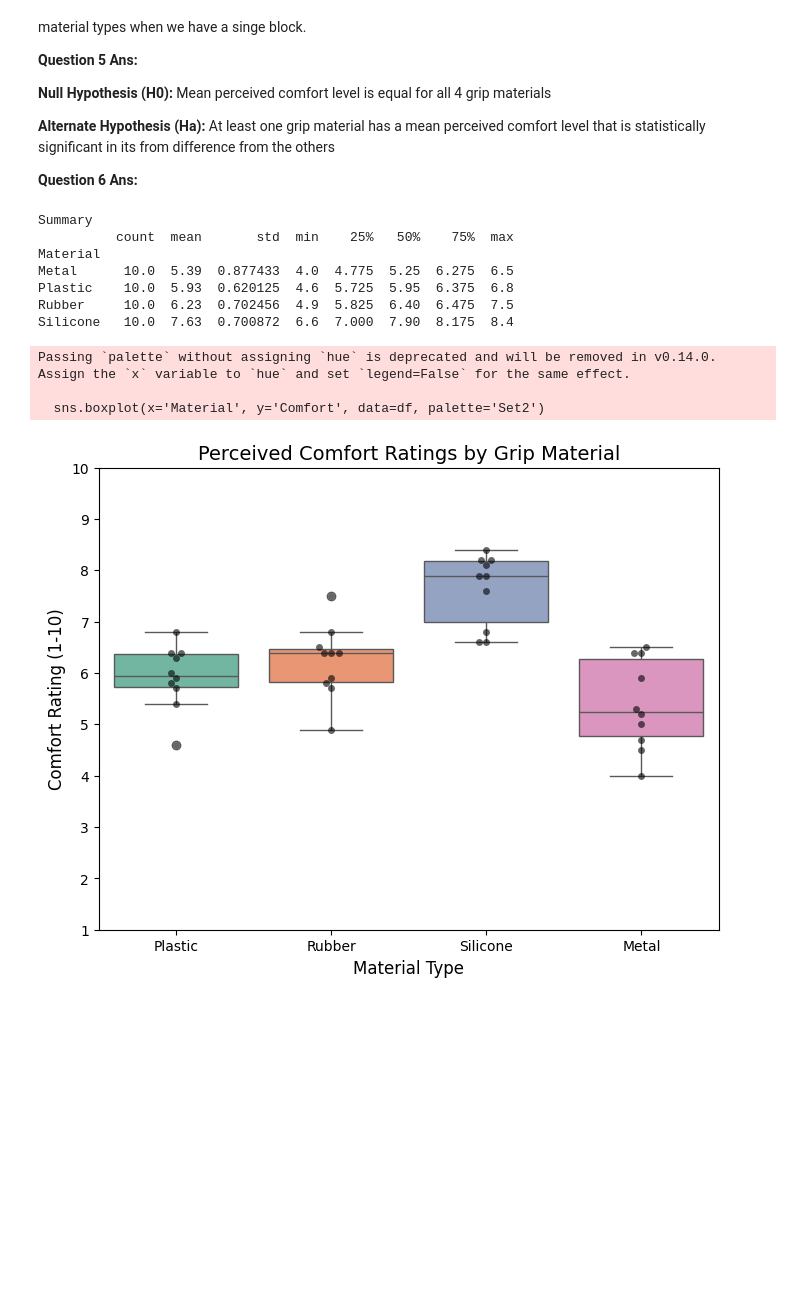
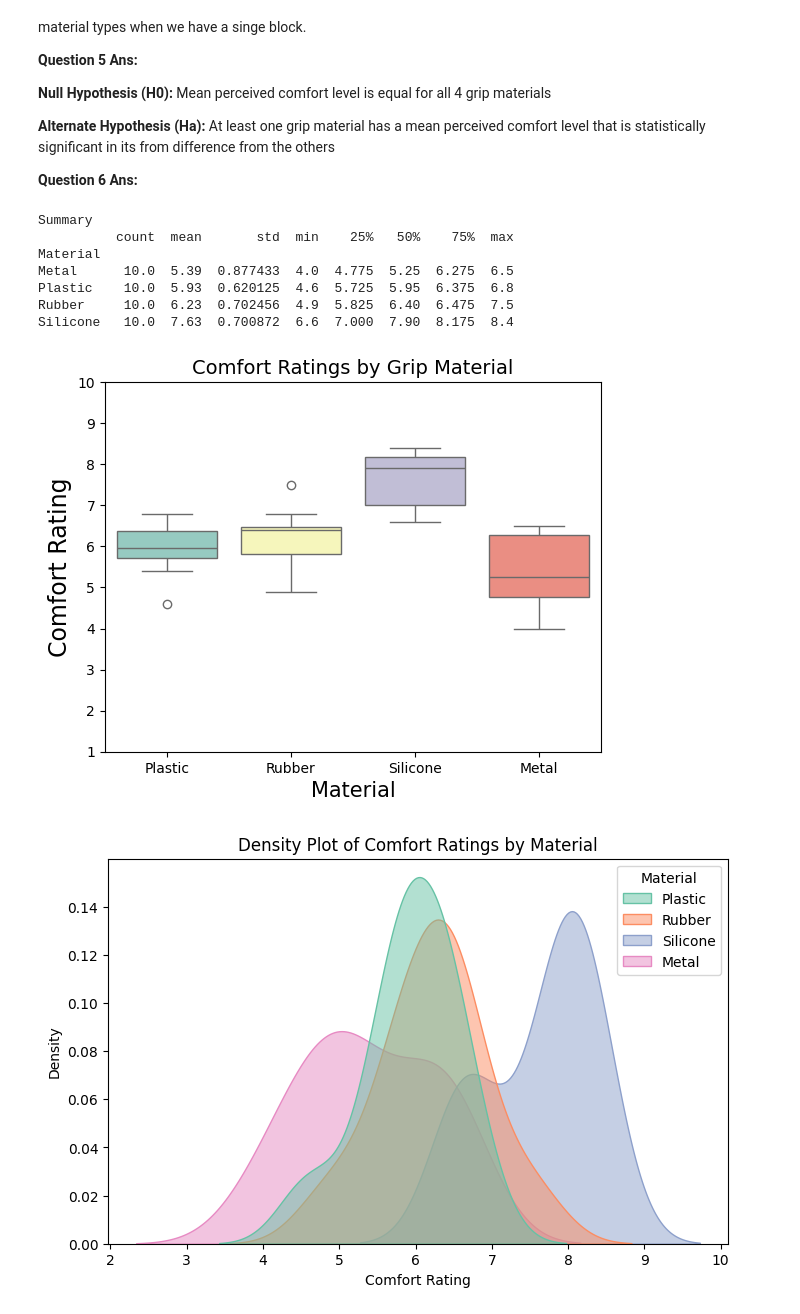
Before and after one commit to Cipher212/STAT-7220-Applied-Experimental-Design, a Jupyter notebook: Assignments/Midterm-Exam/Midterm-Exam.ipynb, the cells around one changed output. Cells and saved outputs as stored; diff of their text form; code cells hidden in the pictures; blank space fills up the shorter version.

```diff
--- a/Assignments/Midterm-Exam/Midterm-Exam.ipynb
+++ b/Assignments/Midterm-Exam/Midterm-Exam.ipynb
@@ -157,36 +161,43 @@ import seaborn as sns
 # %%
 
 df=pd.read_excel("Video Game Controllers.xlsx")
 
 # EDA
 
 #summary
 summary_stats = df.groupby('Material')['Comfort'].describe()
 print("Summary")
 print(summary_stats)
 
+print("\n\n\n")
+
 #boxplot
-plt.figure(figsize=(8, 6))
-sns.boxplot(x='Material', y='Comfort', data=df, palette='Set2')
-sns.swarmplot(x='Material', y='Comfort', data=df, color='black', alpha=0.6)
+sns.boxplot(x='Material', y='Comfort', hue='Material', data=df, palette='Set3', legend=False)
 
-plt.title('Perceived Comfort Ratings by Grip Material', fontsize=14)
-plt.ylabel('Comfort Rating (1-10)', fontsize=12)
-plt.xlabel('Material Type', fontsize=12)
+
+
+plt.title('Comfort Ratings by Grip Material', fontsize=14)
+plt.ylabel('Comfort Rating', fontsize=17)
+plt.xlabel('Material', fontsize=15)
 plt.ylim(1, 10)
 
 
-#save
-plt.savefig("comfort_boxplot.png", bbox_inches='tight')
+
+#density plot
+
+plt.figure(figsize=(8, 5))
+sns.kdeplot(data=df, x='Comfort', hue='Material', fill=True, palette='Set2', alpha=0.5)
+plt.title('Density Plot of Comfort Ratings by Material')
+plt.xlabel('Comfort Rating')
+plt.ylabel('Density')
+plt.savefig('comfort_density.png', bbox_inches='tight')
 # %% [output]
 Summary
           count  mean       std  min    25%   50%    75%  max
 Material
 Metal      10.0  5.39  0.877433  4.0  4.775  5.25  6.275  6.5
 Plastic    10.0  5.93  0.620125  4.6  5.725  5.95  6.375  6.8
 Rubber     10.0  6.23  0.702456  4.9  5.825  6.40  6.475  7.5
 Silicone   10.0  7.63  0.700872  6.6  7.000  7.90  8.175  8.4
-Passing `palette` without assigning `hue` is deprecated and will be removed in v0.14.0. Assign the `x` variable to `hue` and set `legend=False` for the same effect.
-
-  sns.boxplot(x='Material', y='Comfort', data=df, palette='Set2')
-[figure, old version]
+[figure, new version]
+[figure, added]
```
Also changed, not shown: parts of 3 cells of this notebook.
